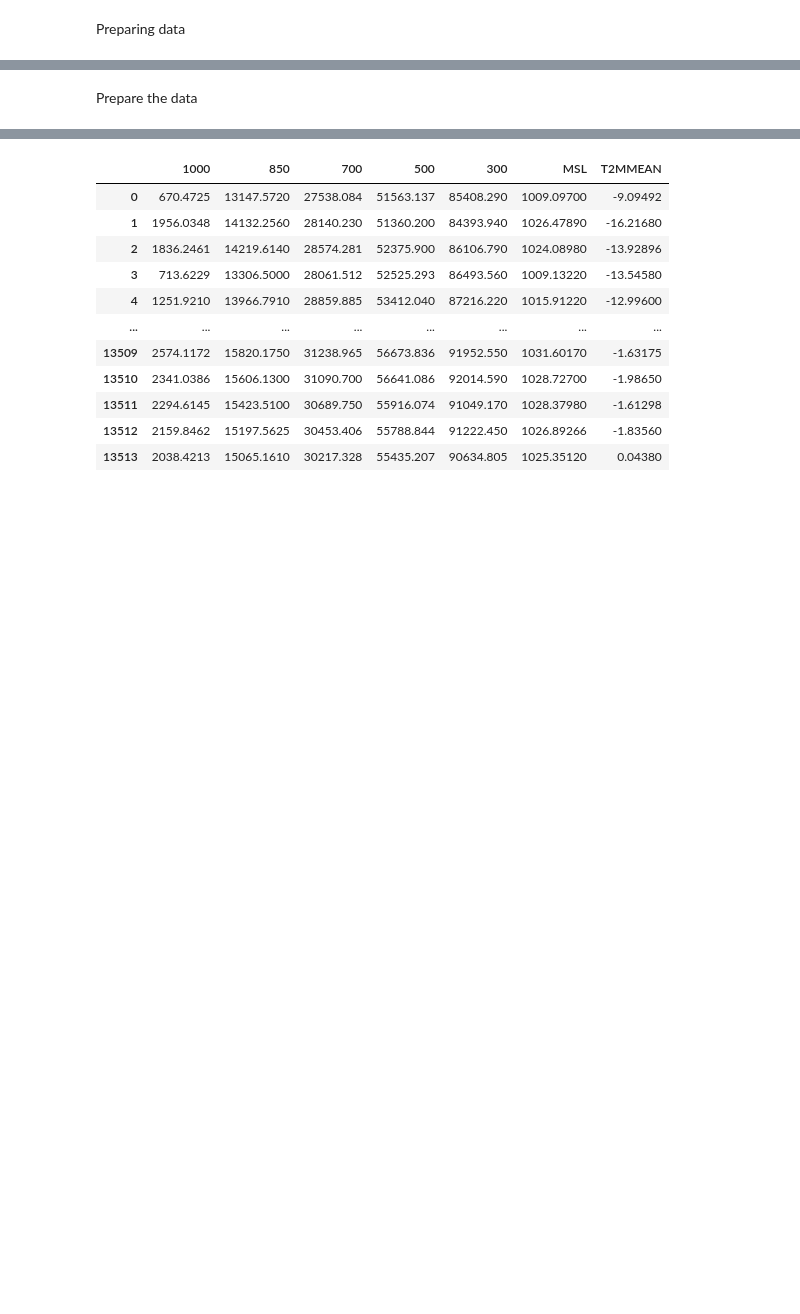
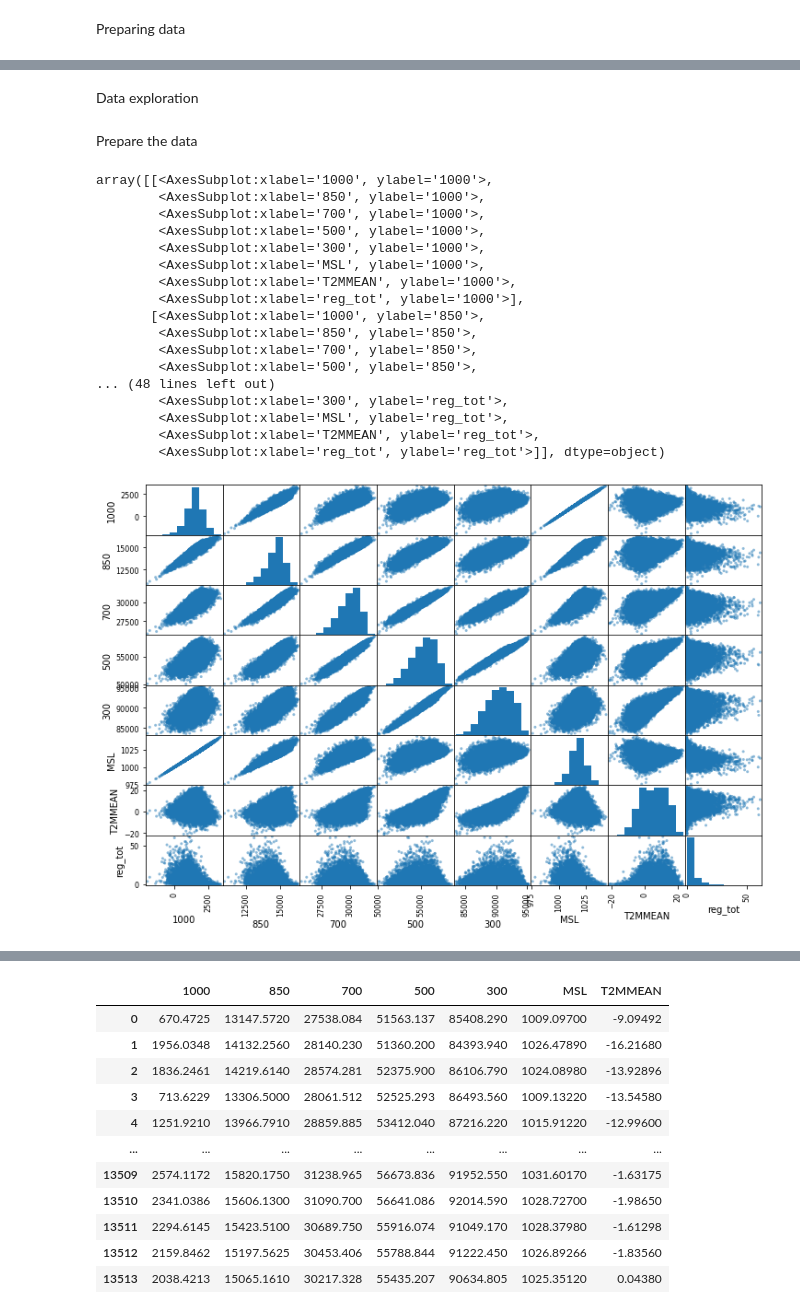
Before and after one commit to ML-precip/cas-aml-subprojects, a Jupyter notebook: Supervised_Regression.ipynb, the cells around one changed output, grey strips where cells are left out. Drawn from its saved outputs; the diff is of its cells as text; code cells hidden in the pictures; blank space fills up the shorter version.

```diff
--- a/Supervised_Regression.ipynb
+++ b/Supervised_Regression.ipynb
@@ -60,3 +66,5 @@ df_input = concat_dataframes(l_all)
+# %% [markdown]
+Data exploration
 # %% [markdown]
 Prepare the data
 # %%
@@ -64,3 +72,27 @@ yy_train = [1979,2015]
 yy_test  = [2016,2020]
 attributes = df_vars.columns[1:8]
 ylabel = df_prec.columns[1]
+# %%
+# from pandas.tools.plotting import scatter_matrix # For older versions of Pandas
+from pandas.plotting import scatter_matrix
+
+scatter_matrix(df_input[df_input.columns[1:9]], figsize=(12, 8))
+# %% [output]
+array([[<AxesSubplot:xlabel='1000', ylabel='1000'>,
+        <AxesSubplot:xlabel='850', ylabel='1000'>,
+        <AxesSubplot:xlabel='700', ylabel='1000'>,
+        <AxesSubplot:xlabel='500', ylabel='1000'>,
+        <AxesSubplot:xlabel='300', ylabel='1000'>,
+        <AxesSubplot:xlabel='MSL', ylabel='1000'>,
+        <AxesSubplot:xlabel='T2MMEAN', ylabel='1000'>,
+        <AxesSubplot:xlabel='reg_tot', ylabel='1000'>],
+       [<AxesSubplot:xlabel='1000', ylabel='850'>,
+        <AxesSubplot:xlabel='850', ylabel='850'>,
+        <AxesSubplot:xlabel='700', ylabel='850'>,
+        <AxesSubplot:xlabel='500', ylabel='850'>,
+... (48 lines left out)
+        <AxesSubplot:xlabel='300', ylabel='reg_tot'>,
+        <AxesSubplot:xlabel='MSL', ylabel='reg_tot'>,
+        <AxesSubplot:xlabel='T2MMEAN', ylabel='reg_tot'>,
+        <AxesSubplot:xlabel='reg_tot', ylabel='reg_tot'>]], dtype=object)
+[figure, added]
```
Also changed, not shown: parts of 38 cells of this notebook, 2 other files.
